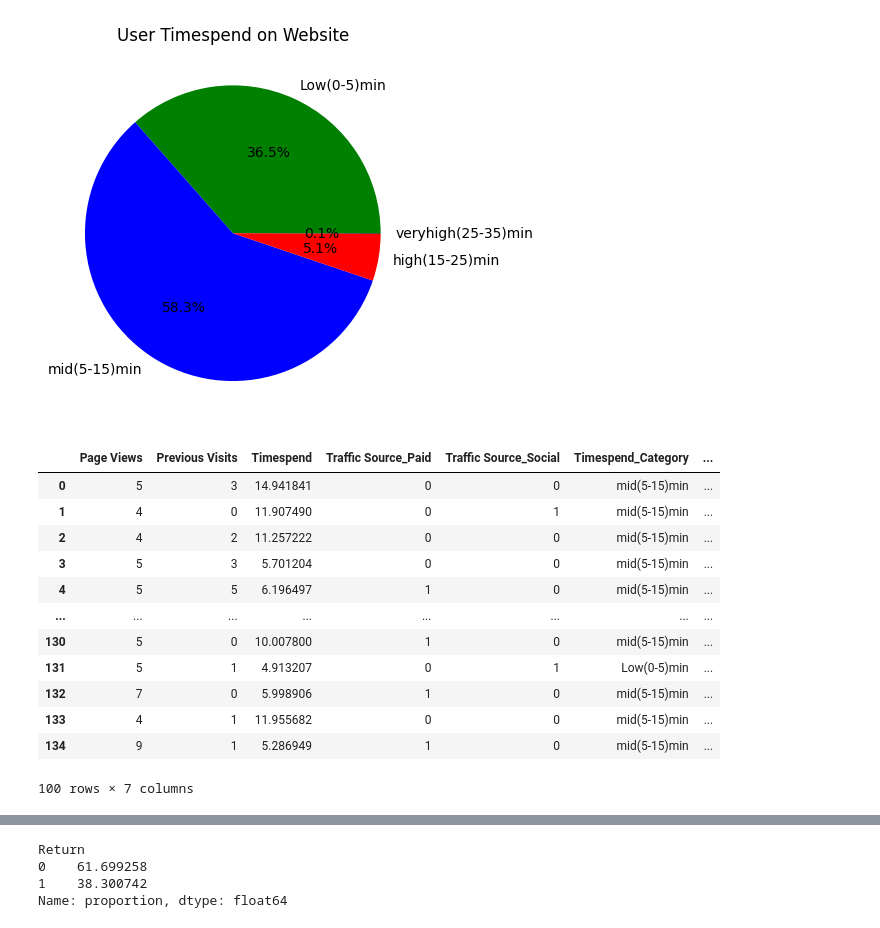
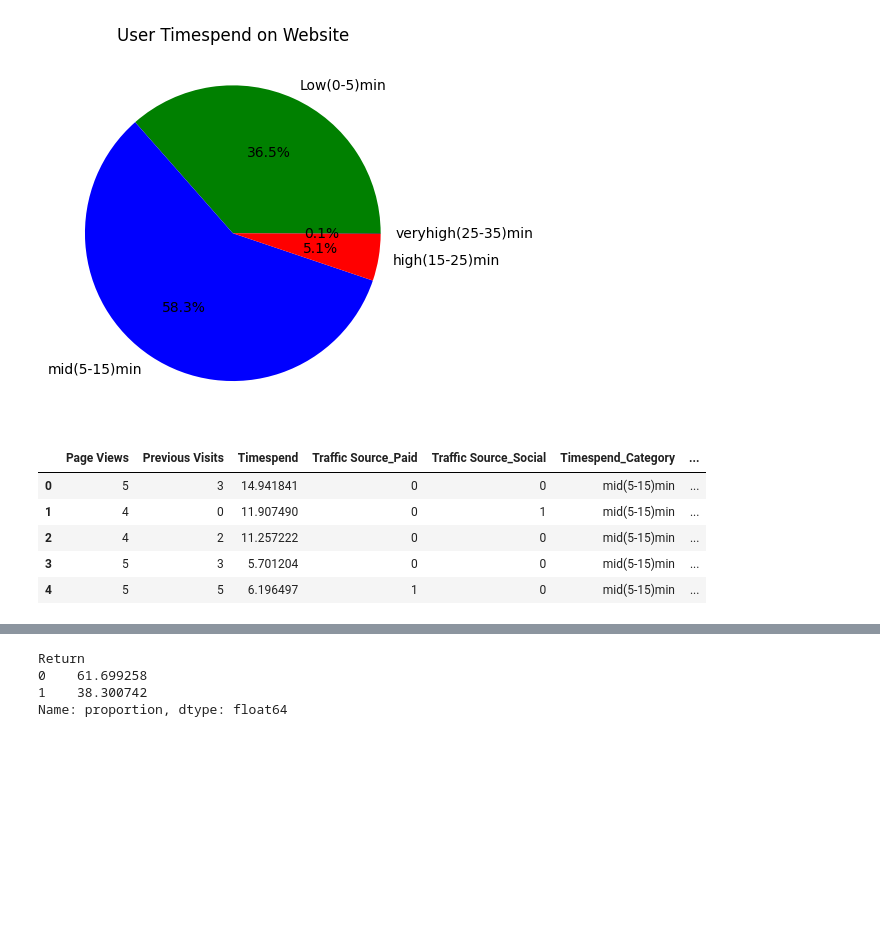
Before and after one commit to Himanshutiwari321/machine--learning-course, a Jupyter notebook: Projects-ML/project3_URP.ipynb, the cells around one changed output, grey strips where cells are left out. Saved outputs shown, nothing was run; the diff lists cells and outputs as text; code cells hidden in the pictures; blank space fills up the shorter version.

```diff
--- a/Projects-ML/project3_URP.ipynb
+++ b/Projects-ML/project3_URP.ipynb
@@ -181,21 +249,14 @@ df.loc[
 ] = 1
 # %%
 df = df.drop(columns=['Bounce Rate', 'Conversion Rate'], axis = 1)
-df.head(100)
+df.head()
 # %% [output]
 |  | Page Views | Previous Visits | Timespend | Traffic Source_Paid | Traffic Source_Social | Timespend_Category | ... |
 | 0 | 5 | 3 | 14.941841 | 0 | 0 | mid(5-15)min | ... |
 | 1 | 4 | 0 | 11.907490 | 0 | 1 | mid(5-15)min | ... |
 | 2 | 4 | 2 | 11.257222 | 0 | 0 | mid(5-15)min | ... |
 | 3 | 5 | 3 | 5.701204 | 0 | 0 | mid(5-15)min | ... |
 | 4 | 5 | 5 | 6.196497 | 1 | 0 | mid(5-15)min | ... |
-| ... | ... | ... | ... | ... | ... | ... | ... |
-| 130 | 5 | 0 | 10.007800 | 1 | 0 | mid(5-15)min | ... |
-| 131 | 5 | 1 | 4.913207 | 0 | 1 | Low(0-5)min | ... |
-| 132 | 7 | 0 | 5.998906 | 1 | 0 | mid(5-15)min | ... |
-| 133 | 4 | 1 | 11.955682 | 0 | 0 | mid(5-15)min | ... |
-| 134 | 9 | 1 | 5.286949 | 1 | 0 | mid(5-15)min | ... |
-100 rows × 7 columns
 # %%
 df.shape
 # %% [output]
```
Also changed, not shown: parts of 4 cells of this notebook.
